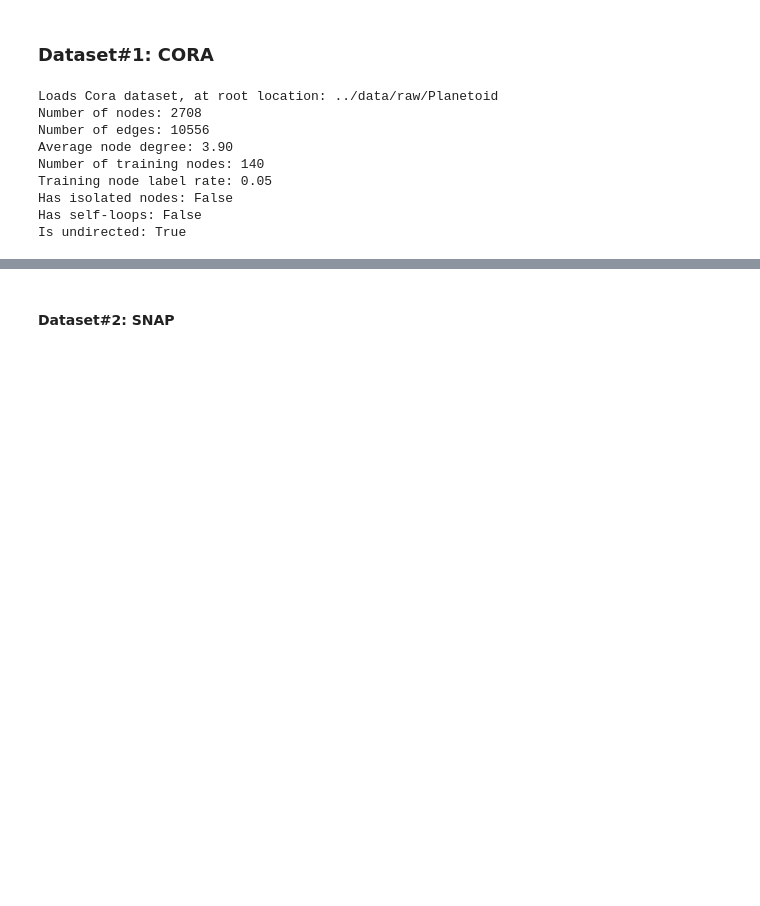
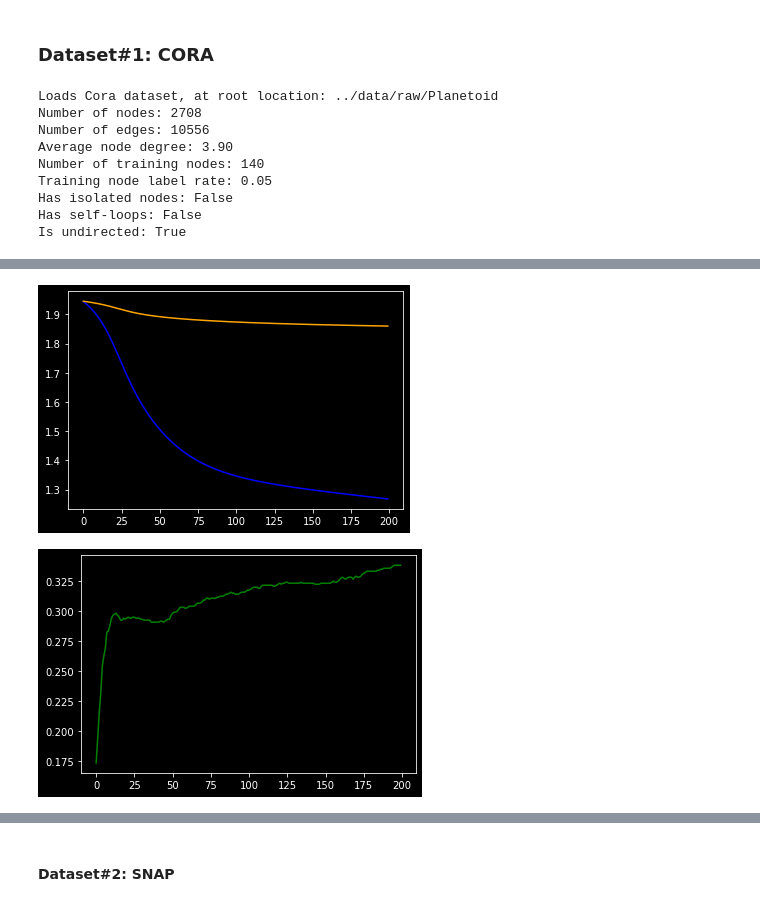
Before and after one commit to Barry0121/graph-neural-net-benchmark, a Jupyter notebook: notebooks/node_classification.ipynb, the cells around one changed output, grey strips where cells are left out. Cells and saved outputs as stored; diff of their text form; code cells hidden in the pictures; blank space fills up the shorter version.

```diff
--- a/notebooks/node_classification.ipynb
+++ b/notebooks/node_classification.ipynb
@@ -60,7 +61,12 @@ def loader_cora_torch(filepath="../data/raw/Planetoid", transform=None, batch_si
     return adj_mat[0], data.x, data.y
 
 
-graph_features, node_features, labels = loader_cora_torch() # load the cora dataset
+graph_features, node_features, labels = loader_cora_torch(shuffle=True) # load the cora dataset
+
+# split data sets into training, validation, testing
+train_node_features, val_node_features, test_node_features = node_features[:20], node_features[20:1220], node_features[1220:]
+train_graph_features, val_graph_features, test_graph_features = graph_features[:20], graph_features[20:1220], graph_features[1220:]
+train_node_labels, val_node_labels, test_node_labels = labels[:20], labels[20:1220], labels[1220:]
 # %% [output]
 Loads Cora dataset, at root location: ../data/raw/Planetoid
 Number of nodes: 2708
@@ -76,0 +294,12 @@ tensor([3., 3., 5.,  ..., 1., 4., 4.])
+# %%
+# plot the result of both models
+import matplotlib.pyplot as plt
+plt.plot(model_1_trainloss, color='blue')
+plt.plot([i.cpu().data for i in model_1_valloss], color='orange')
+plt.show()
+
+plt.plot(model_1_valacc, color='green')
+plt.show()
+# %% [output]
+[figure, added]
+[figure, added]
```
Also changed, not shown: parts of 33 cells of this notebook, 3 other files.
